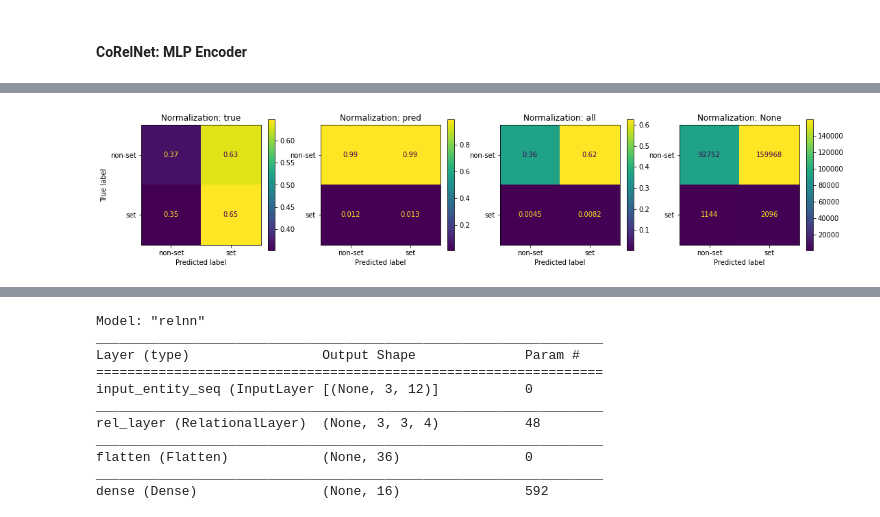
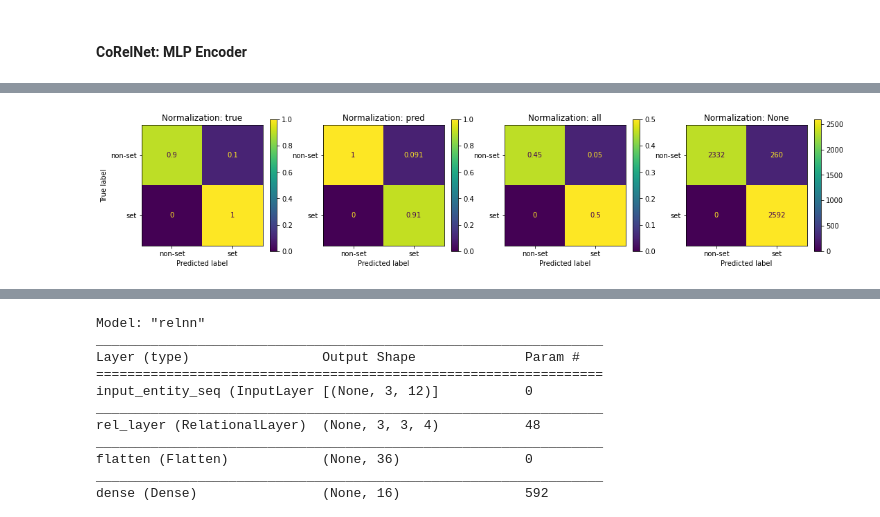
Before and after one commit to Awni00/relational-convolutions, a Jupyter notebook: experiments/set-experiments.ipynb, the cells around one changed output, grey strips where cells are left out. Drawn from its saved outputs; the diff is of its cells as text; code cells hidden in the pictures.

```diff
--- a/experiments/set-experiments.ipynb
+++ b/experiments/set-experiments.ipynb
@@ -375,7 +370,7 @@ Find logs at: ./wandb/run-20221022_212902-hwbtxqnz/logs
 # %% [markdown]
 ### CoRelNet
 # %%
-def create_corelnet_model(n_entities, base_encoding_dim, encoder_constructor, create_classifier, name='CoRelNet'):
+def create_corelnet_model(n_entities, base_encoding_dim, encoder_constructor, name='CoRelNet'):
     input_ = tf.keras.layers.Input(shape=(n_entities, base_encoding_dim), name='input_entity_seq')
 
     if encoder_constructor is not None:
@@ -387,22 +382,13 @@ def create_corelnet_model(n_entities, base_encoding_dim, encoder_constructor, cr
 
     x = tf.keras.layers.Flatten(name='flatten')(x)
 
-    clf = create_classifier()
-    x = clf(x)
+    x = tf.keras.layers.Dense(9, activation='relu', name='dense1')(x)
+
+    x = tf.keras.layers.Dense(2, activation='softmax', name='output')(x)
 
     corelnet = tf.keras.Model(input_, x, name=name)
 
     return corelnet
-
-
-def create_classifier(name='output'):
-    clf = tf.keras.Sequential(
-        [
-            tf.keras.layers.Dense(9, activation='relu'),
-            tf.keras.layers.Dense(2, activation='softmax')
-        ])
-
-    return clf
 # %% [markdown]
 #### CoRelNet: No Encoder
 # %%
@@ -503,7 +521,7 @@ Find logs at: ./wandb/run-20221022_213125-abs7f5sl/logs
 # %%
 encoder_constructor = lambda: MLPEncoder([12], activation='relu')
 
-corelnet = create_corelnet_model(n_entities=3, base_encoding_dim=12, encoder_constructor=encoder_constructor, create_classifier=create_classifier)
+corelnet = create_corelnet_model(n_entities=3, base_encoding_dim=12, encoder_constructor=encoder_constructor)
 corelnet.compile(loss=loss, optimizer=opt, metrics=metrics)
 corelnet.summary()
 # %% [output]
@@ -527,7 +547,7 @@ Non-trainable params: 0
 _________________________________________________________________
 # %%
 run = wandb.init(project='RelNN', group='CoRelNet (MLP encoder)', save_code=True)
-history = corelnet.fit(train_ds_res, validation_data=val_ds_res, callbacks=create_callbacks(), **fit_kwargs)
+history = corelnet.fit(train_ds, validation_data=val_ds, callbacks=create_callbacks(), **fit_kwargs)
 # %% [output]
 wandb version 0.13.4 is available! To upgrade, please run: $ pip install wandb --upgrade
 Tracking run with wandb version 0.12.21
@@ -557,5 +586,5 @@ plot_history(history, ['loss', 'acc', 'auc'], figsize=(14,4));
 # %%
-pred_proba_test, pred_test, pred_test_res = eval_metrics(corelnet)
+pred_proba_test, pred_test = eval_metrics(corelnet)
 # %% [output]
 test set
               precision    recall  f1-score   support
@@ -589,7 +604,7 @@ plot_roc_pr_curves(pred_proba_test, y_test);
 # %%
-plot_confusion_matrices(y_test, pred_test);
+plot_confusion_matrices(y_test[:,1], pred_test);
 # %% [output]
-[figure, old version]
+[figure, new version]
 # %%
 wandb.finish()
 # %% [output]
```
Also changed, not shown: parts of 54 cells of this notebook.
